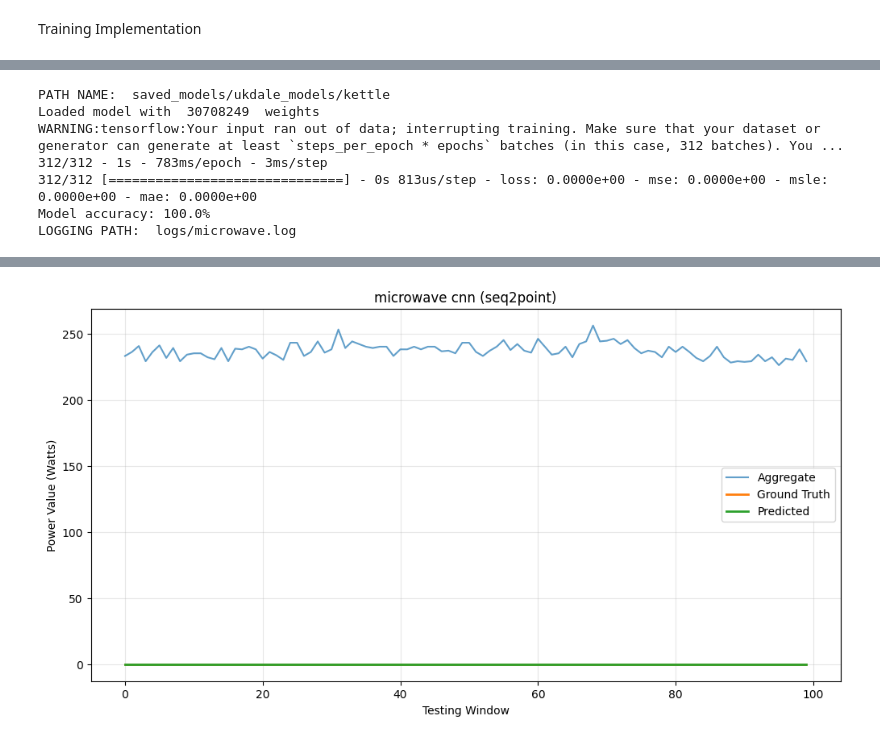
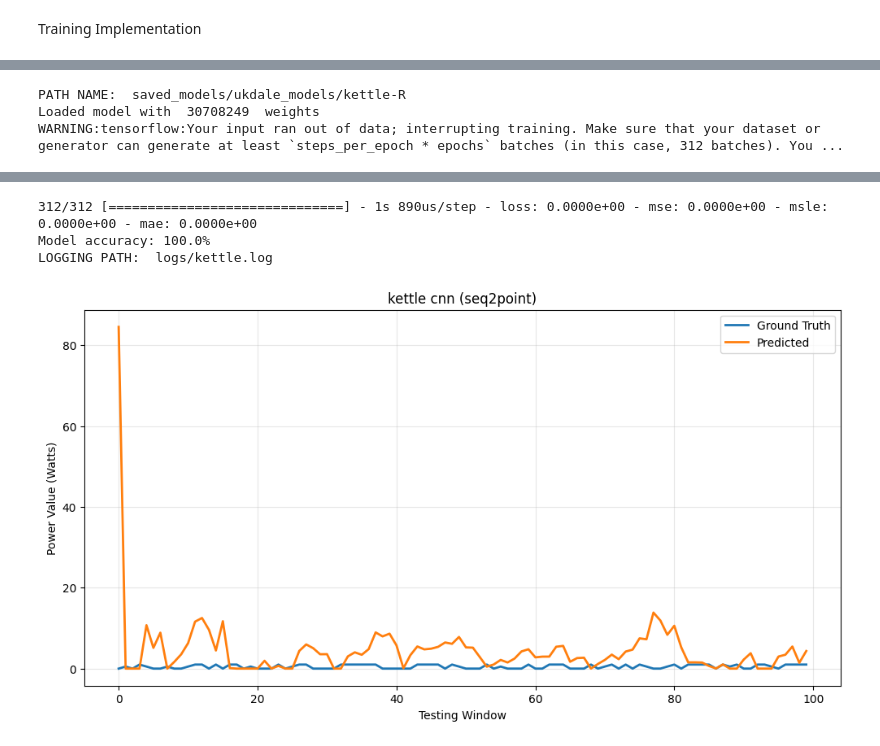
Before and after one commit to I-S-U-Load-Monitoring-Application/Deep-learning-model-for-disaggregation, a Jupyter notebook: UKDALE seq2point.ipynb, the cells around one changed output, grey strips where cells are left out. Saved outputs shown, nothing was run; the diff lists cells and outputs as text; code cells hidden in the pictures.

```diff
--- a/UKDALE seq2point.ipynb
+++ b/UKDALE seq2point.ipynb
@@ -1251,6 +1252,10 @@ class Tester():
 
         self.log_results(model, test_time, evaluation_metrics, accuracy_percentage)
         # You must provide mains_data as a dictionary with "mean" and "std" keys
+        mains_data = {
+            "mean": 522,
+            "std":  814
+        }
         self.plot_results(testing_history, test_input, test_target, mains_data)
 
 
@@ -1407,7 +1412,7 @@ class Tester():
 
         # Denormalize aggregate data
         if mains_data:
-            test_agg = (test_input.flatten() * mains_data[0]["std"]) + mains_data[0]["mean"]
+            test_agg = (test_input.flatten() * mains_data["std"]) + mains_data["mean"]
             test_agg = test_agg[self.__window_offset: -self.__window_offset]
         else:
             test_agg = test_input[self.__window_offset: -self.__window_offset]
@@ -1425,7 +1430,7 @@ class Tester():
 
         # Plot testing outcomes against ground truth
         plt.figure(figsize=(12, 6))
-        plt.plot(test_agg, label="Aggregate", alpha=0.7)
+       # plt.plot(test_agg, label="Aggregate", alpha=0.7)
         plt.plot(test_target_denorm, label="Ground Truth", linewidth=2)
         plt.plot(testing_history_denorm, label="Predicted", linewidth=2)
         plt.title(f"{self.__appliance} {self.__network_type} ({self.__algorithm})")
@@ -1510,27 +1515,23 @@ log_file_dir="logs/microwave.log",
 # %%
 
 tester = Tester(
-    appliance="microwave",
+    appliance="kettle",
     algorithm="seq2point",
     crop=10000,
     batch_size=32,
     network_type="cnn",
-    test_directory="ukdale_seq2point/kettle/kettle_test_.csv",
-    saved_model_dir="saved_models/ukdale_models/kettle",
-    log_file_dir="logs/microwave.log",
+    test_directory="ukdale_seq2point/kettle/kettle_test_uk-dale_H2.csv",
+    saved_model_dir="saved_models/ukdale_models/kettle-R",
+    log_file_dir="logs/kettle.log",
     input_window_length=599,
     mains_data={"mean": 522.3, "std": 814.7},  # Your actual aggregate data stats
     params_appliance={
-        "kettle": {"mean": 0.2, "std": 0.8}  # Your actual microwave stats
+        "kettle": {"mean": 700, "std": 1000}  # Your actual microwave stats
     }
 )
 
 tester.test_model()
 # %% [output]
-PATH NAME:  saved_models/ukdale_models/kettle
+PATH NAME:  saved_models/ukdale_models/kettle-R
 Loaded model with  30708249  weights
 WARNING:tensorflow:Your input ran out of data; interrupting training. Make sure that your dataset or generator can generate at least `steps_per_epoch * epochs` batches (in this case, 312 batches). You ...
-312/312 - 1s - 783ms/epoch - 3ms/step
-312/312 [==============================] - 0s 813us/step - loss: 0.0000e+00 - mse: 0.0000e+00 - msle: 0.0000e+00 - mae: 0.0000e+00
-Model accuracy: 100.0%
-LOGGING PATH:  logs/microwave.log
@@ -1537 +1541,4 @@ LOGGING PATH:  logs/microwave.log
+312/312 [==============================] - 1s 890us/step - loss: 0.0000e+00 - mse: 0.0000e+00 - msle: 0.0000e+00 - mae: 0.0000e+00
+Model accuracy: 100.0%
+LOGGING PATH:  logs/kettle.log
-[figure, old version]
+[figure, new version]
```
Also changed, not shown: parts of 6 cells of this notebook.
